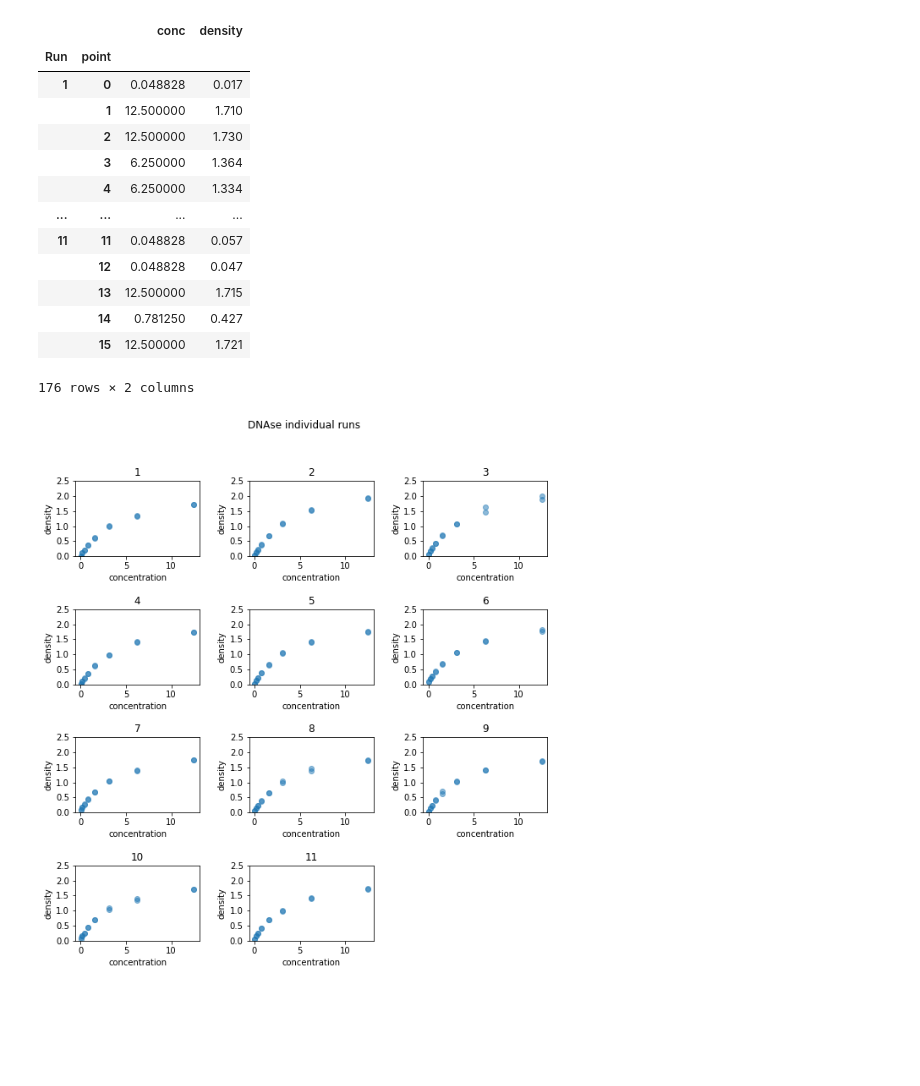
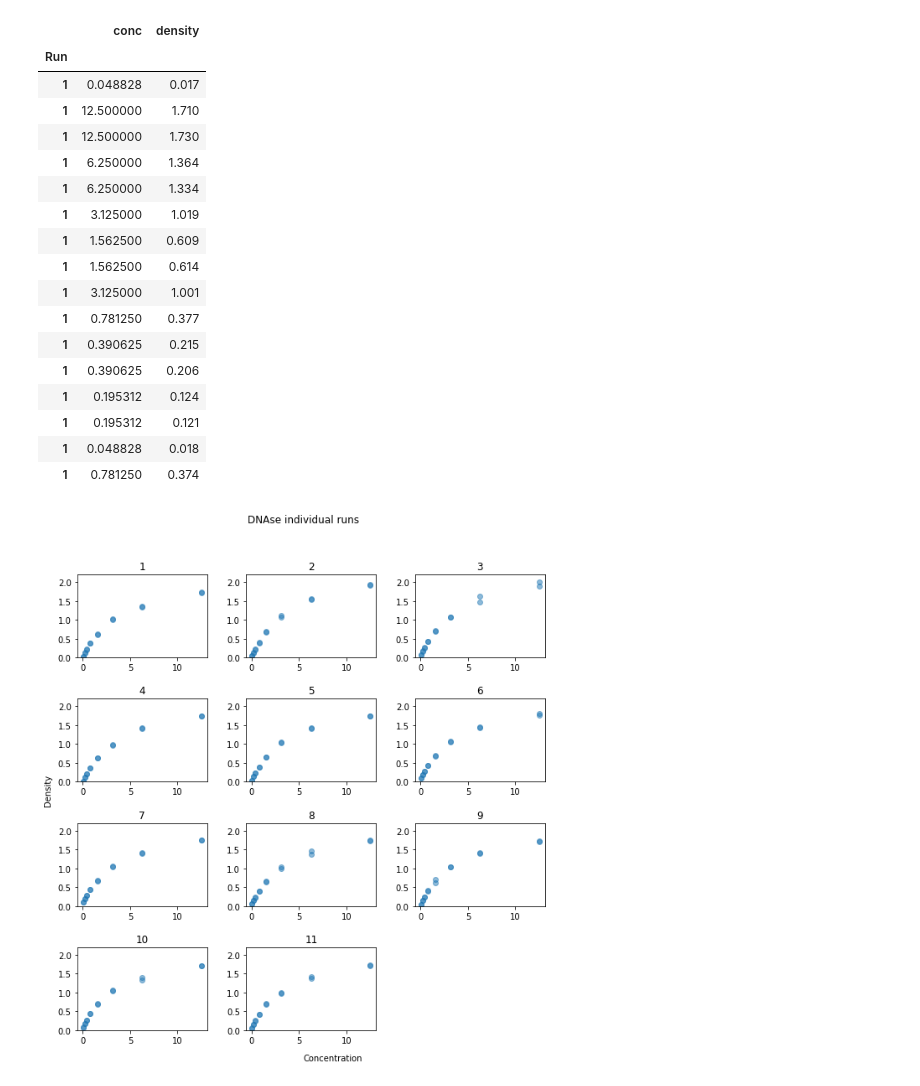
Before and after one commit to JShermanK1/binder_r_conda, a Jupyter notebook: Data_Club_figure_plot.ipynb, the cells around one changed output. Drawn from its saved outputs; the diff is of its cells as text; code cells hidden in the pictures; blank space fills up the shorter version.

```diff
--- a/Data_Club_figure_plot.ipynb
+++ b/Data_Club_figure_plot.ipynb
@@ -26,7 +44,7 @@ DNase.set_index("Run", inplace= True) #set "Run" as an index to make the next pa
 # %%
 points= [] #make an empty array
 for i in DNase.index.unique(): #using i to represent each unique value in the index aka Run
-    points += [i for i in range(len(DNase.xs(i)))] #make a list of consecutive numbers the length of the data with each index value
+    points += [i+1 for i in range(len(DNase.loc[1]))] #make a list of consecutive numbers the length of the data with each index value
 
 new_index = pd.MultiIndex.from_tuples(list(zip(DNase.index, points)), names= ["Run", "point"])
 #zip the current index with the new array
@@ -56,44 +74,49 @@ DNase.set_index(new_index, inplace= True) #make the multi-index the new index
 # %%
 DNase
 # %% [output]
-|  |  | conc | density |
-| Run | point |  |  |
-| 1 | 0 | 0.048828 | 0.017 |
-|  | 1 | 12.500000 | 1.710 |
-|  | 2 | 12.500000 | 1.730 |
-|  | 3 | 6.250000 | 1.364 |
-|  | 4 | 6.250000 | 1.334 |
-| ... | ... | ... | ... |
-| 11 | 11 | 0.048828 | 0.057 |
-|  | 12 | 0.048828 | 0.047 |
-|  | 13 | 12.500000 | 1.715 |
-|  | 14 | 0.781250 | 0.427 |
-|  | 15 | 12.500000 | 1.721 |
+|  | conc | density |
+| Run |  |  |
+| 1 | 0.048828 | 0.017 |
+| 1 | 12.500000 | 1.710 |
+| 1 | 12.500000 | 1.730 |
+| 1 | 6.250000 | 1.364 |
+| 1 | 6.250000 | 1.334 |
+| 1 | 3.125000 | 1.019 |
+| 1 | 1.562500 | 0.609 |
+| 1 | 1.562500 | 0.614 |
+| 1 | 3.125000 | 1.001 |
+| 1 | 0.781250 | 0.377 |
+| 1 | 0.390625 | 0.215 |
+| 1 | 0.390625 | 0.206 |
+| 1 | 0.195312 | 0.124 |
+| 1 | 0.195312 | 0.121 |
+| 1 | 0.048828 | 0.018 |
+| 1 | 0.781250 | 0.374 |
-176 rows × 2 columns
 # %%
 fig = plt.figure(figsize= (10, 10))       #make a figure sized 10 x 10
 fig.suptitle("DNAse individual runs")     #add a title
-#fig.add_axes(xlabel= "concentration", ylabel= "density")
+fig.text(0.5, 0.075, "Concentration")
+fig.text(0.07, 0.5, "Density", rotation= 90)
 pos = 1                                   #initialize a positioning variable
 for i in DNase.index.levels[0].unique():  #for each unique value in the top level of the index ("Runs") called i
     fig.add_subplot(4, 3, pos,            #assuming the figure is divided into a 4 X 3 grid, place a new subplot in position pos
                     title= i,             #title the graph with name i
-                    xlabel= "concentration",
-                    ylabel= "density",
-                    yticks= [0.0, 0.5, 1, 1.5, 2, 2.5], #forces the yticks to make them all the same
-                    autoscaley_on= False) #dont automatically scale the y axis
+                    #xlabel= "concentration",
+                   # ylabel= "density",
+                    yticks= [0.0, 0.5, 1, 1.5, 2], #forces the yticks to make them all the same
+                    ylim= (0, 2.2)) #dont automatically scale the y axis
 
-    plt.scatter(DNase.xs(i)["conc"], DNase.xs(i)["density"], alpha= 0.5) #add the actual graph to the subplot
+    plt.scatter(DNase.loc[i, "conc"], DNase.loc[i, "density"], alpha= 0.5) #add the actual graph to the subplot
                                           #call pyplots scatter plot function only on the data where the index is i
                                           #x data is the conc column
                                           #y data is the density column
                                           #label for each data set is the same as the value for Run at that time
                                           #alpha is set to make the dots transparent
     pos += 1 #increment the pos variable for the next subplot
 
 
 
-plt.subplots_adjust(hspace= 0.7, wspace= 0.4) #space out the subplots so the labels don't overlap
+plt.subplots_adjust(hspace= 0.5, wspace= 0.3) #space out the subplots so the labels don't overlap
 plt.show() #show the plot
 # %% [output]
-[figure, old version]
+[figure, new version]
```
Also changed, not shown: parts of 3 cells of this notebook, 1 other file.
